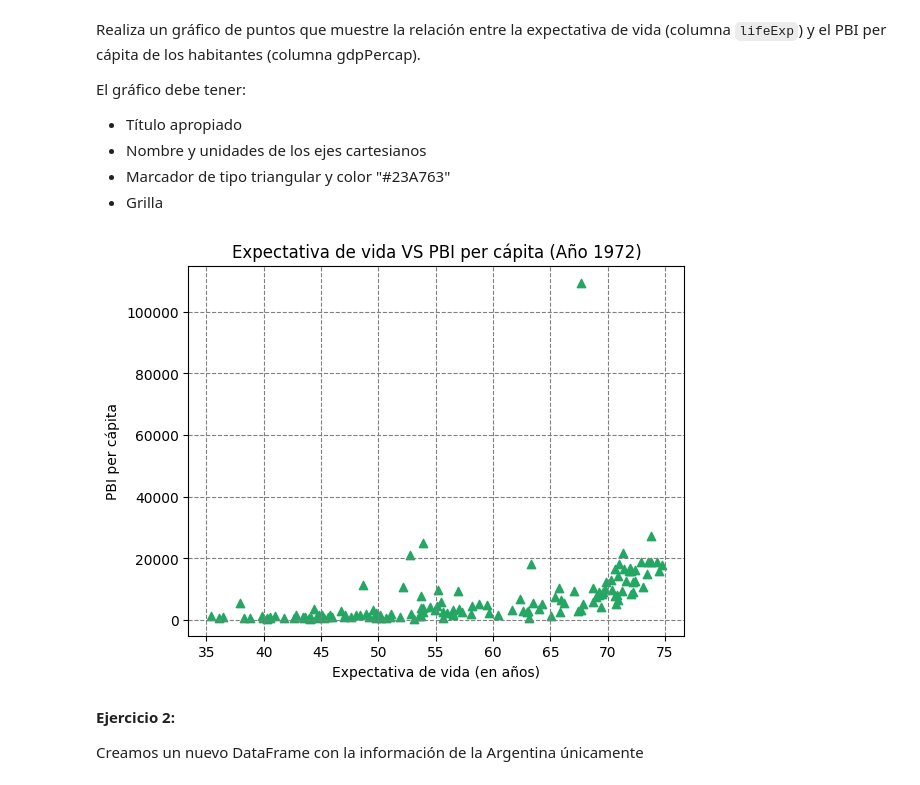
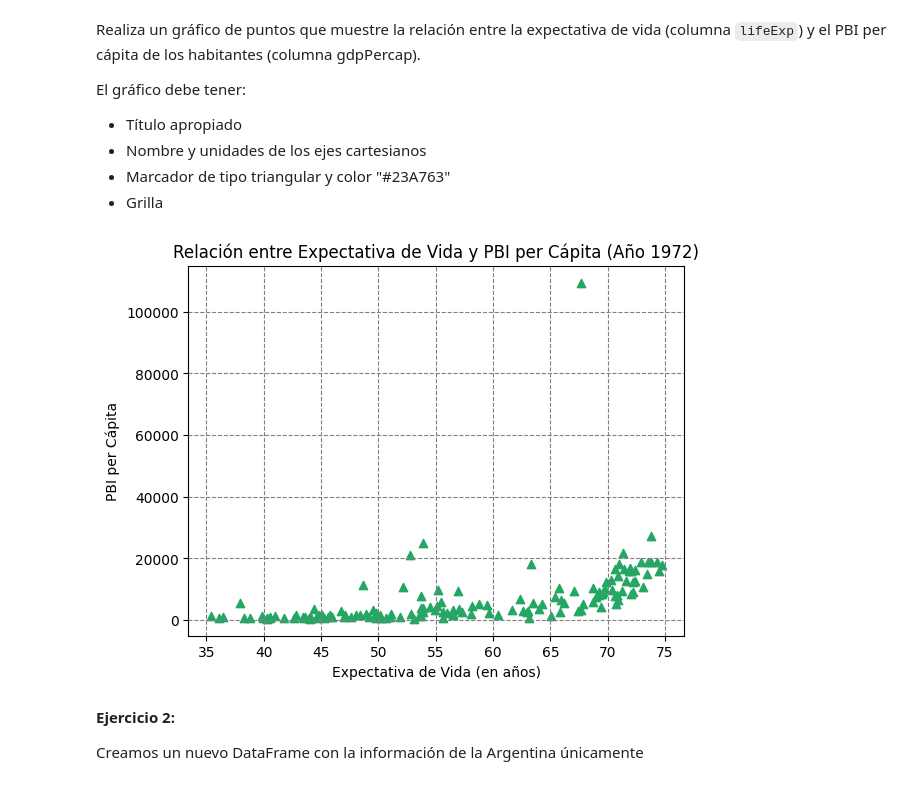
Before and after one commit to PabloDiosquez/Algoritmos_Y_Programacion_UBA, a Jupyter notebook: Ejercicios_matplotlib.ipynb, the cells around one changed output. Drawn from its saved outputs; the diff is of its cells as text; code cells hidden in the pictures.

```diff
--- a/Ejercicios_matplotlib.ipynb
+++ b/Ejercicios_matplotlib.ipynb
@@ -75,24 +75,29 @@ El gráfico debe tener:
 - Nombre y unidades de los ejes cartesianos
 - Marcador de tipo triangular y color "#23A763"
 - Grilla
-# %%
-fig, ax = plt.subplots()
-
-# =========== Código de alumno ===============
-data_lifeExp = data_year['lifeExp']
-data_pbi     = data_year['gdpPercap']
-
-ax.set_title("Expectativa de vida VS PBI per cápita (Año 1972)")
-ax.set_xlabel("Expectativa de vida (en años)")
-ax.set_ylabel("PBI per cápita")
-ax.grid(color='gray', linestyle='dashed')
-
-ax.scatter(data_lifeExp, data_pbi, marker='^', color='#23A763')
-# ============================================
-
-plt.show()
-# %% [output]
-[figure, removed]
+# %%
+# Crear una figura y un eje (subplot) para el gráfico de dispersión
+fig, ax = plt.subplots()
+
+# Extraer los datos de expectativa de vida y PBI per cápita
+expectativa_de_vida = data_year['lifeExp']
+pbi_per_capita = data_year['gdpPercap']
+
+# Configurar el título y las etiquetas de los ejes
+ax.set_title("Relación entre Expectativa de Vida y PBI per Cápita (Año 1972)")
+ax.set_xlabel("Expectativa de Vida (en años)")
+ax.set_ylabel("PBI per Cápita")
+
+# Establecer una línea de grilla con estilo discontinuo
+ax.grid(color='gray', linestyle='dashed')
+
+# Crear un gráfico de dispersión para mostrar la relación
+ax.scatter(expectativa_de_vida, pbi_per_capita, marker='^', color='#23A763')
+
+# Mostrar el gráfico
+plt.show()
+# %% [output]
+[figure, added]
 # %% [markdown]
 **Ejercicio 2:**
 
```
Also changed, not shown: parts of 12 cells of this notebook.
